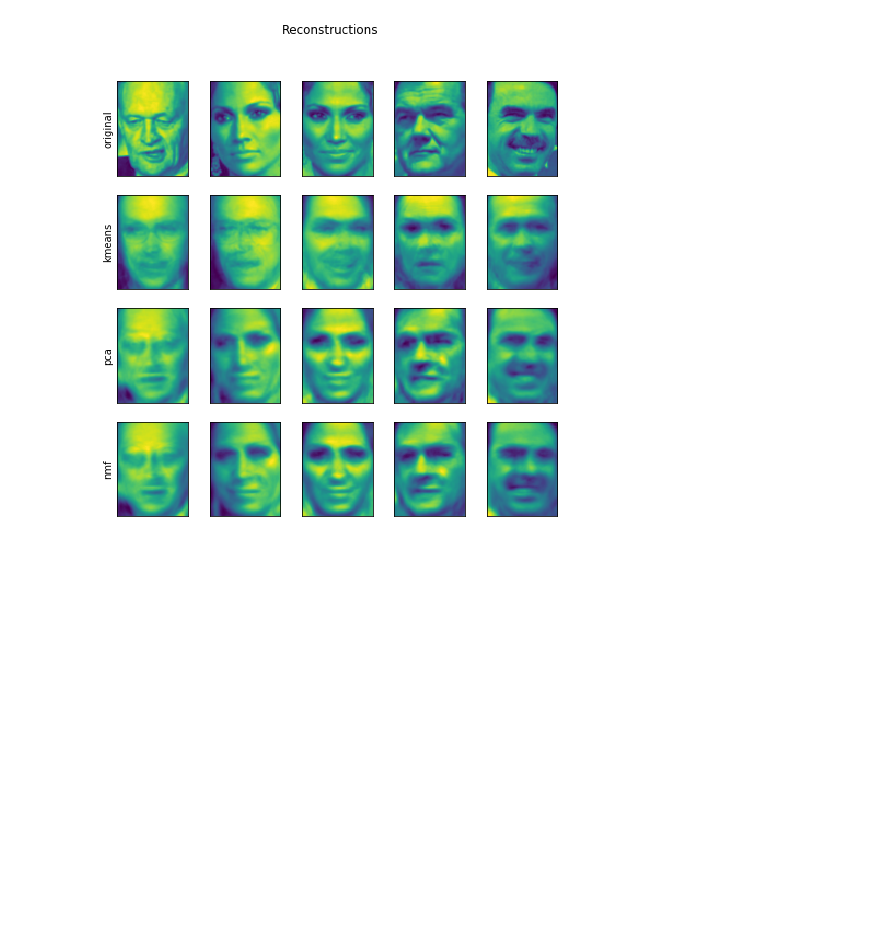
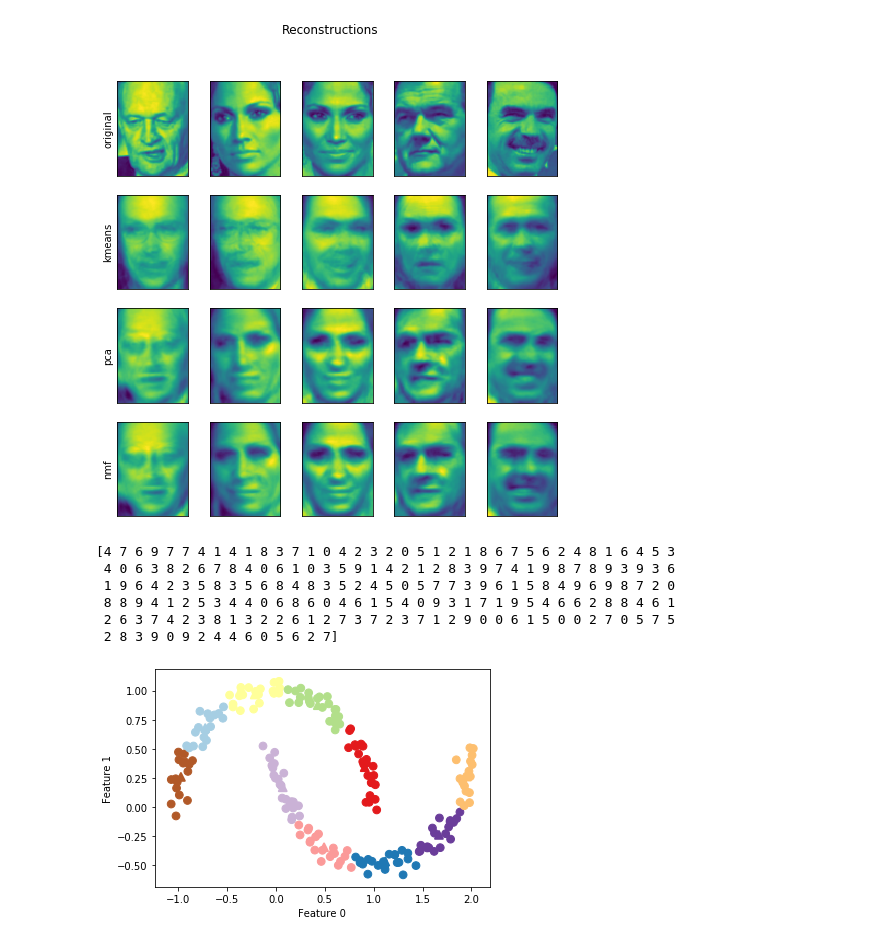
Before and after one commit to yoshida-bael/MachineLearning, a Jupyter notebook: Chapter3/clustering.ipynb, the cells around one changed output. Cells and saved outputs as stored; diff of their text form; code cells hidden in the pictures; blank space fills up the shorter version.

```diff
--- a/Chapter3/clustering.ipynb
+++ b/Chapter3/clustering.ipynb
@@ -175,3 +175,22 @@ axes[3,0].set_ylabel("nmf")
 Text(0, 0.5, 'nmf')
 [figure]
 [figure]
+# %%
+X,y = make_moons(n_samples=200,noise=0.05,random_state=0)
+kmeans = KMeans(n_clusters=10,random_state=0)
+kmeans.fit(X)
+y_pred = kmeans.predict(X)
+
+plt.scatter(X[:,0],X[:,1],c=y_pred,s=60,cmap='Paired')
+plt.scatter(kmeans.cluster_centers_[:,0],kmeans.cluster_centers_[:,1],s=60,marker='^',c=range(kmeans.n_clusters),linewidths=2,cmap='Paired')
+plt.xlabel("Feature 0")
+plt.ylabel("Feature 1")
+print(y_pred)
+# %% [output]
+[4 7 6 9 7 7 4 1 4 1 8 3 7 1 0 4 2 3 2 0 5 1 2 1 8 6 7 5 6 2 4 8 1 6 4 5 3
+ 4 0 6 3 8 2 6 7 8 4 0 6 1 0 3 5 9 1 4 2 1 2 8 3 9 7 4 1 9 8 7 8 9 3 9 3 6
+ 1 9 6 4 2 3 5 8 3 5 6 8 4 8 3 5 2 4 5 0 5 7 7 3 9 6 1 5 8 4 9 6 9 8 7 2 0
+ 8 8 9 4 1 2 5 3 4 4 0 6 8 6 0 4 6 1 5 4 0 9 3 1 7 1 9 5 4 6 6 2 8 8 4 6 1
+ 2 6 3 7 4 2 3 8 1 3 2 2 6 1 2 7 3 7 2 3 7 1 2 9 0 0 6 1 5 0 0 2 7 0 5 7 5
+ 2 8 3 9 0 9 2 4 4 6 0 5 6 2 7]
+[figure, added]
```
Also changed, not shown: parts of 1 cell of this notebook, 1 other file.
